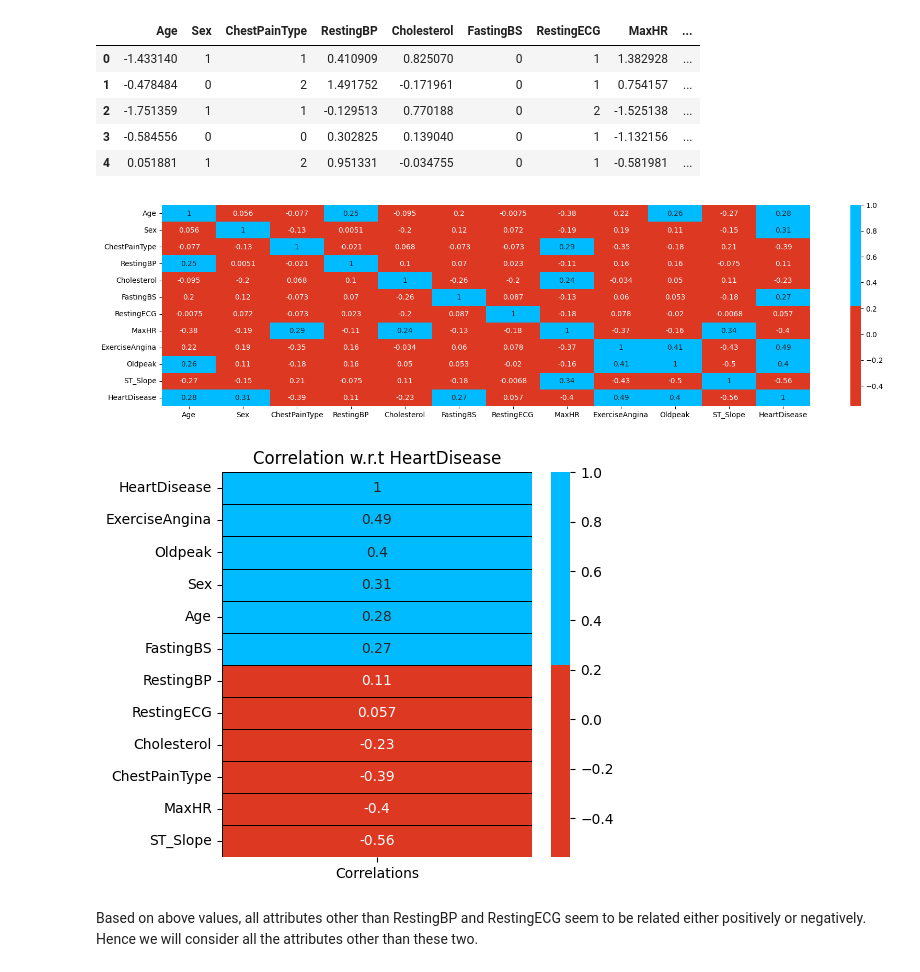
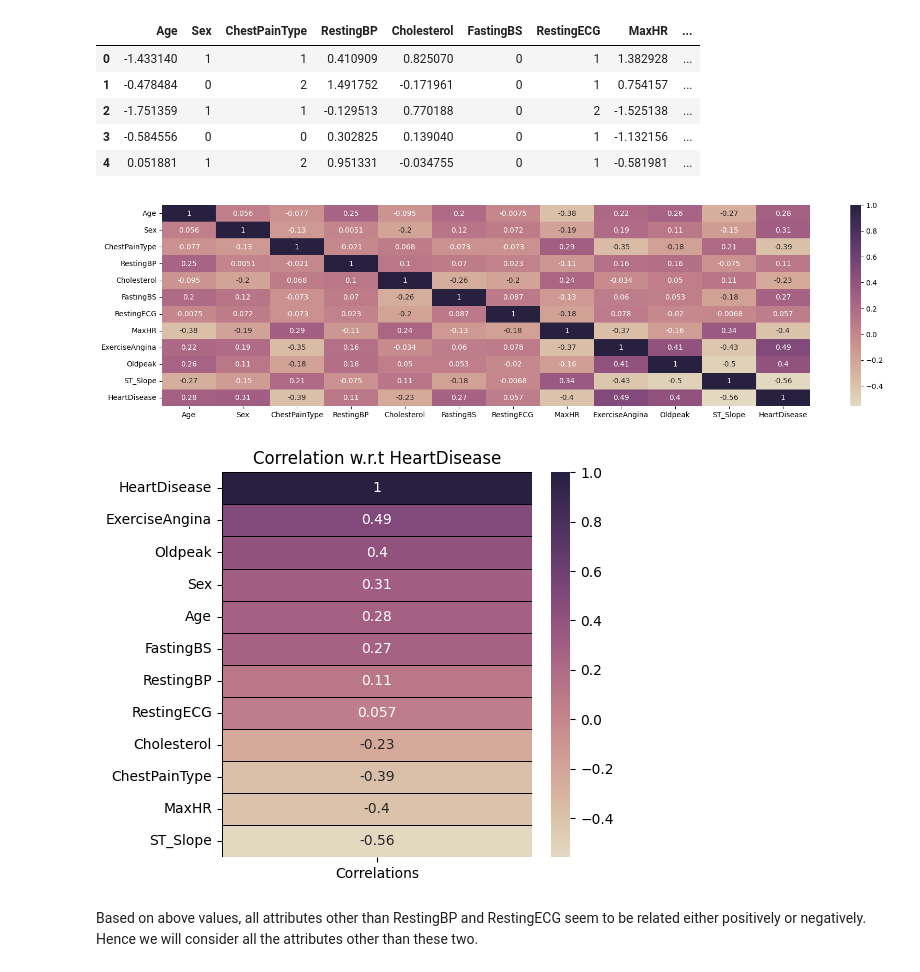
Before and after one commit to rohit204k/health_diagnosis_app, a Jupyter notebook: heart_disease_detection.ipynb, the cells around one changed output. Saved outputs shown, nothing was run; the diff lists cells and outputs as text; code cells hidden in the pictures.

```diff
--- a/heart_disease_detection.ipynb
+++ b/heart_disease_detection.ipynb
@@ -153,11 +153,12 @@ print('Numerical Attributes :',*num_attribs)
 Categorical Attributes : Sex ChestPainType FastingBS RestingECG ExerciseAngina ST_Slope
 Numerical Attributes : Age RestingBP Cholesterol MaxHR Oldpeak
 # %%
-from sklearn.preprocessing import MinMaxScaler,StandardScaler
 mms = MinMaxScaler() # Normalization
 ss = StandardScaler() # Standardization
 
 df1 = dataset.copy(deep = True)
+
+le = LabelEncoder()
 
 df1['Sex'] = le.fit_transform(df1['Sex'])
 df1['ChestPainType'] = le.fit_transform(df1['ChestPainType'])
@@ -179,13 +180,13 @@ df1.head()
 | 3 | -0.584556 | 0 | 0 | 0.302825 | 0.139040 | 0 | 1 | -1.132156 | ... |
 | 4 | 0.051881 | 1 | 2 | 0.951331 | -0.034755 | 0 | 1 | -0.581981 | ... |
 # %%
-colors = ['#DD3822','#00BBFF']
+colors = sns.color_palette("ch:s=-.2,r=.6", as_cmap=True)
 
 
 plt.figure(figsize = (20,5))
 sns.heatmap(df1.corr(),cmap = colors,annot = True);
 # %% [output]
-[figure, old version]
+[figure, new version]
 # %%
 # Checking only for HeartDisease with all other attributes
 corr = df1.corrwith(df1['HeartDisease']).sort_values(ascending = False).to_frame()
@@ -194,7 +195,7 @@ plt.subplots(figsize = (5,5))
 sns.heatmap(corr,annot = True,cmap = colors,linewidths = 0.4,linecolor = 'black');
 plt.title('Correlation w.r.t HeartDisease');
 # %% [output]
-[figure, old version]
+[figure, new version]
 # %% [markdown]
 Based on above values, all attributes other than RestingBP and RestingECG seem to be related either positively or negatively. Hence we will consider all the attributes other than these two.
 # %%
```
Also changed, not shown: parts of 9 cells of this notebook, 2 other files.
